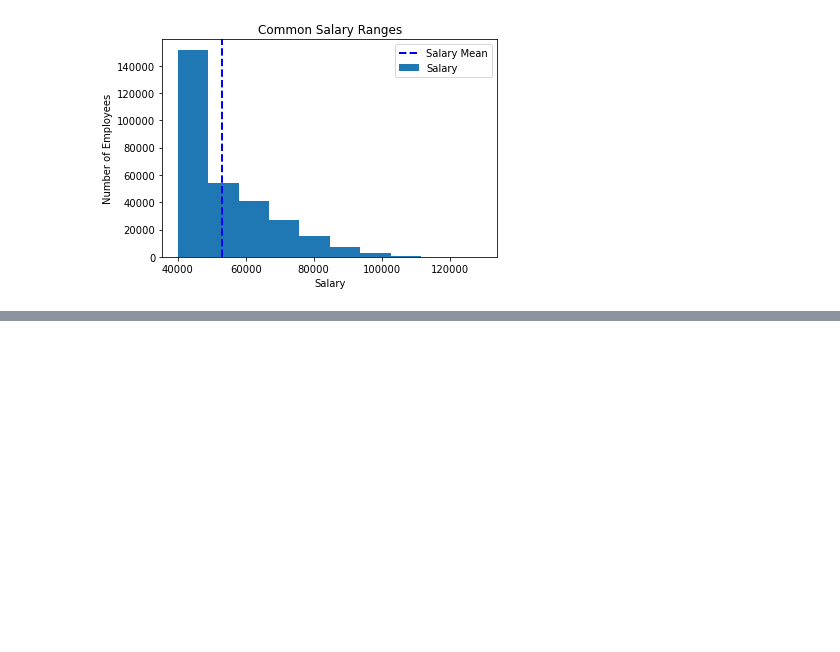
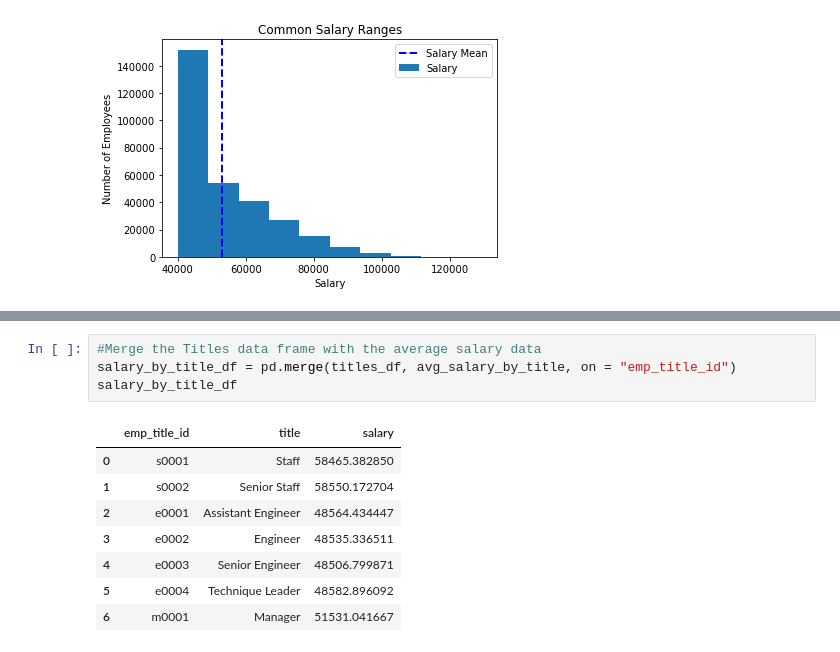
Before and after one commit to LiteshSamji/SQL-Employee-Database, a Jupyter notebook: EmployeeSQL/Employee_Analysis.ipynb, the cells around one changed output, grey strips where cells are left out. Drawn from its saved outputs; the diff is of its cells as text; blank space fills up the shorter version.

```diff
--- a/EmployeeSQL/Employee_Analysis.ipynb
+++ b/EmployeeSQL/Employee_Analysis.ipynb
@@ -63,0 +121,13 @@ plt.savefig("Common Salary Ranges.png")
+# %%
+#Merge the Titles data frame with the average salary data
+salary_by_title_df = pd.merge(titles_df, avg_salary_by_title, on = "emp_title_id")
+salary_by_title_df
+# %% [output]
+|  | emp_title_id | title | salary |
+| 0 | s0001 | Staff | 58465.382850 |
+| 1 | s0002 | Senior Staff | 58550.172704 |
+| 2 | e0001 | Assistant Engineer | 48564.434447 |
+| 3 | e0002 | Engineer | 48535.336511 |
+| 4 | e0003 | Senior Engineer | 48506.799871 |
+| 5 | e0004 | Technique Leader | 48582.896092 |
+| 6 | m0001 | Manager | 51531.041667 |
```
Also changed, not shown: parts of 9 cells of this notebook, 2 other files.
